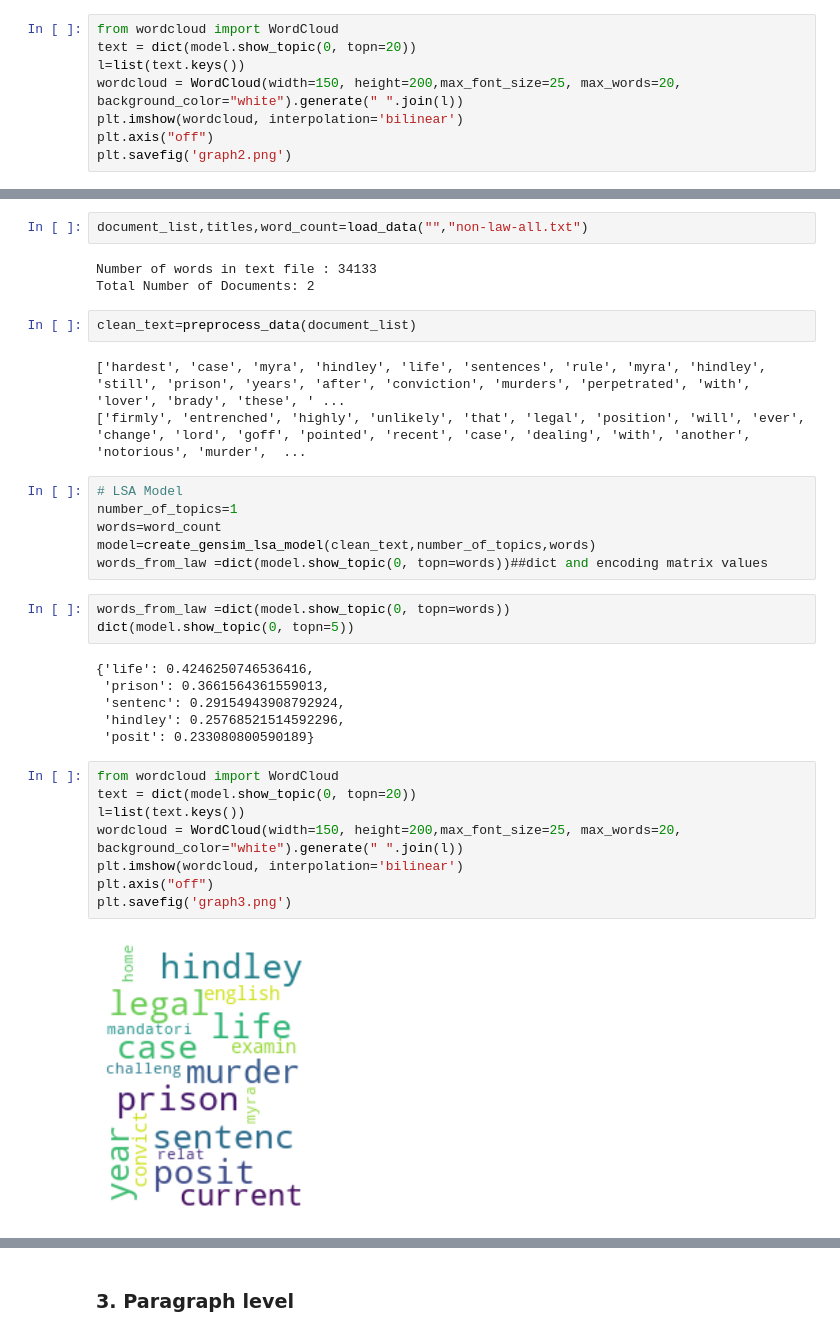
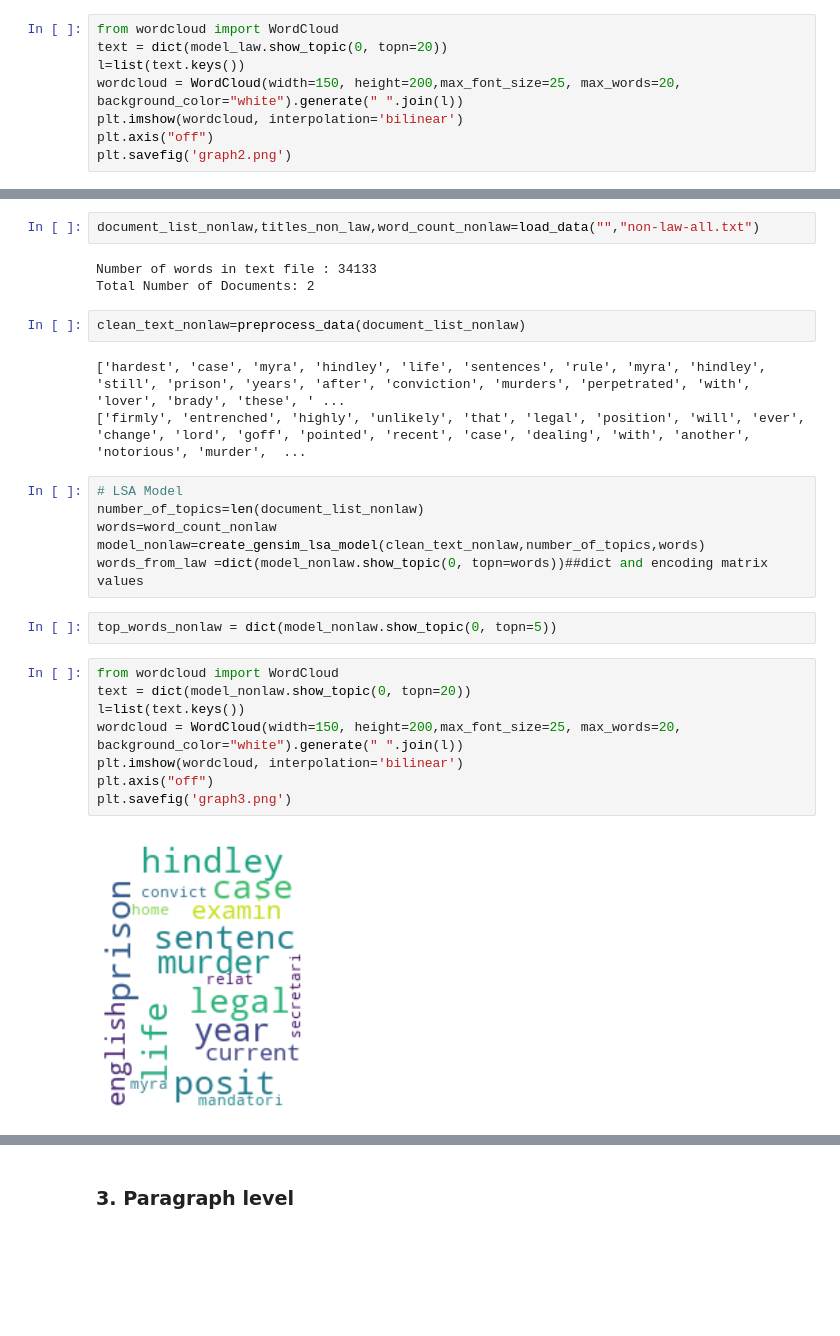
Before and after one commit to rahulmannepally/LSAProject, a Jupyter notebook: code/Experiment_1.ipynb, the cells around one changed output, grey strips where cells are left out. Cells and saved outputs as stored; diff of their text form; blank space fills up the shorter version.

```diff
--- a/code/Experiment_1.ipynb
+++ b/code/Experiment_1.ipynb
@@ -371,6 +456,6 @@ dict(model.show_topic(0, topn=5))
 # %%
 from wordcloud import WordCloud
-text = dict(model.show_topic(0, topn=20))
+text = dict(model_law.show_topic(0, topn=20))
 l=list(text.keys())
 wordcloud = WordCloud(width=150, height=200,max_font_size=25, max_words=20, background_color="white").generate(" ".join(l))
 plt.imshow(wordcloud, interpolation='bilinear')
@@ -445,38 +523,31 @@ plt.savefig('fig2.png')
 # %% [markdown]
 ### non-law-all.txt
 # %%
-document_list,titles,word_count=load_data("","non-law-all.txt")
+document_list_nonlaw,titles_non_law,word_count_nonlaw=load_data("","non-law-all.txt")
 # %% [output]
 Number of words in text file : 34133
 Total Number of Documents: 2
-# %%
-clean_text=preprocess_data(document_list)
-# %% [output]
-['hardest', 'case', 'myra', 'hindley', 'life', 'sentences', 'rule', 'myra', 'hindley', 'still', 'prison', 'years', 'after', 'conviction', 'murders', 'perpetrated', 'with', 'lover', 'brady', 'these', ' ...
-['firmly', 'entrenched', 'highly', 'unlikely', 'that', 'legal', 'position', 'will', 'ever', 'change', 'lord', 'goff', 'pointed', 'recent', 'case', 'dealing', 'with', 'another', 'notorious', 'murder',  ...
+# %%
+clean_text_nonlaw=preprocess_data(document_list_nonlaw)
+# %% [output]
+['hardest', 'case', 'myra', 'hindley', 'life', 'sentences', 'rule', 'myra', 'hindley', 'still', 'prison', 'years', 'after', 'conviction', 'murders', 'perpetrated', 'with', 'lover', 'brady', 'these', ' ...
+['firmly', 'entrenched', 'highly', 'unlikely', 'that', 'legal', 'position', 'will', 'ever', 'change', 'lord', 'goff', 'pointed', 'recent', 'case', 'dealing', 'with', 'another', 'notorious', 'murder',  ...
 # %%
 # LSA Model
-number_of_topics=1
-words=word_count
-model=create_gensim_lsa_model(clean_text,number_of_topics,words)
-words_from_law =dict(model.show_topic(0, topn=words))##dict and encoding matrix values
+number_of_topics=len(document_list_nonlaw)
+words=word_count_nonlaw
+model_nonlaw=create_gensim_lsa_model(clean_text_nonlaw,number_of_topics,words)
+words_from_law =dict(model_nonlaw.show_topic(0, topn=words))##dict and encoding matrix values
 # %%
-words_from_law =dict(model.show_topic(0, topn=words))
-dict(model.show_topic(0, topn=5))
+top_words_nonlaw = dict(model_nonlaw.show_topic(0, topn=5))
-# %% [output]
-{'life': 0.4246250746536416,
- 'prison': 0.3661564361559013,
- 'sentenc': 0.29154943908792924,
- 'hindley': 0.25768521514592296,
- 'posit': 0.233080800590189}
 # %%
 from wordcloud import WordCloud
-text = dict(model.show_topic(0, topn=20))
+text = dict(model_nonlaw.show_topic(0, topn=20))
 l=list(text.keys())
 wordcloud = WordCloud(width=150, height=200,max_font_size=25, max_words=20, background_color="white").generate(" ".join(l))
 plt.imshow(wordcloud, interpolation='bilinear')
 plt.axis("off")
 plt.savefig('graph3.png')
 # %% [output]
-[figure, old version]
+[figure, new version]
 # %%
```
Also changed, not shown: parts of 50 cells of this notebook, 2 other files.
